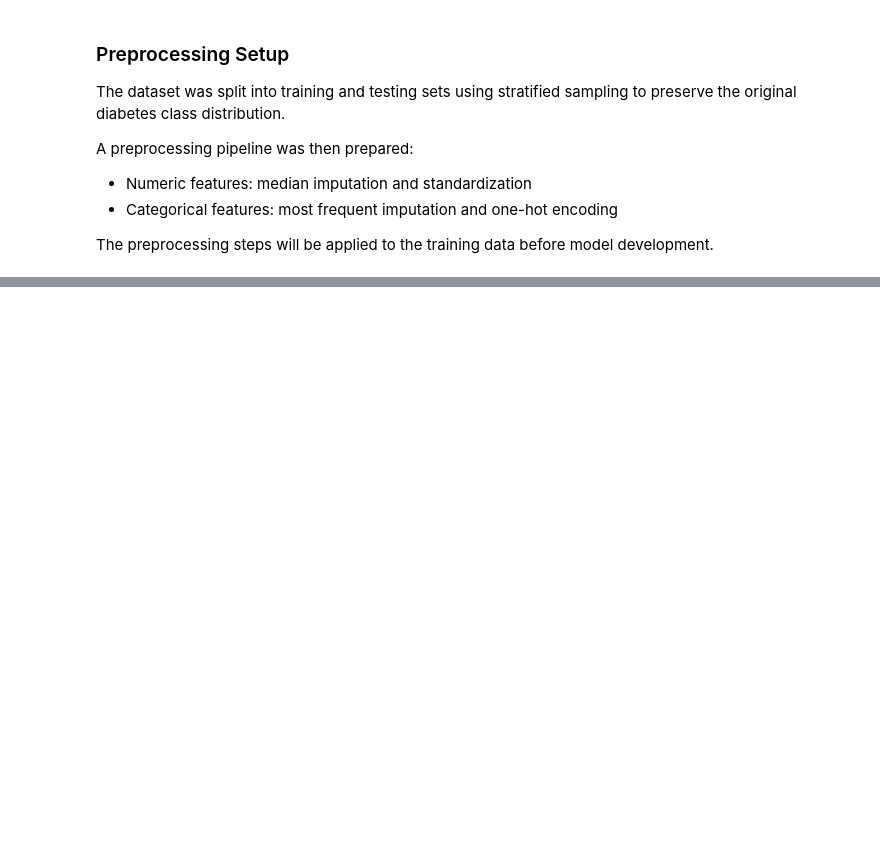
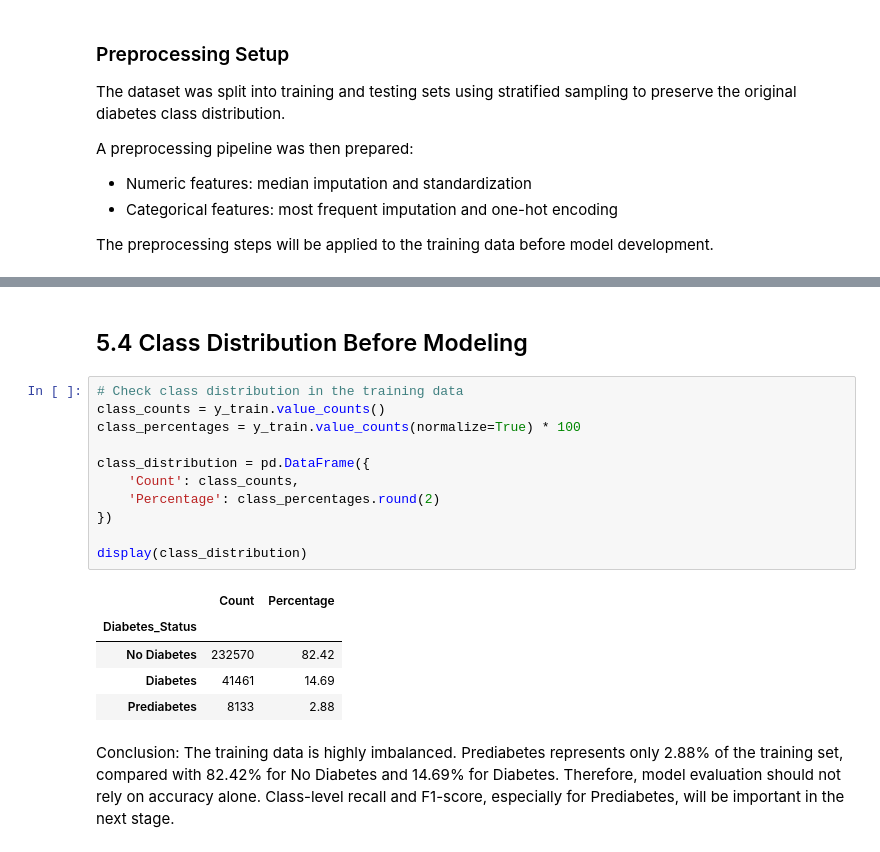
Before and after one commit to fujisoftboy2009/F26_4495_S2_LiqinS, a Jupyter notebook: Implementation/DiabetesAnalysis.ipynb, the cells around one changed output, grey strips where cells are left out. Saved outputs shown, nothing was run; the diff lists cells and outputs as text; blank space fills up the shorter version.

Commit message:
Validate preprocessing & Review class balance
Validated the preprocessing pipeline, confirmed no missing values after transformation, and reviewed class distribution before model development.

```diff
--- a/Implementation/DiabetesAnalysis.ipynb
+++ b/Implementation/DiabetesAnalysis.ipynb
@@ -1716,0 +1751,22 @@ The preprocessing steps will be applied to the training data before model develo
+# %% [markdown]
+## 5.4 Class Distribution Before Modeling
+# %%
+# Check class distribution in the training data
+class_counts = y_train.value_counts()
+class_percentages = y_train.value_counts(normalize=True) * 100
+
+class_distribution = pd.DataFrame({
+    'Count': class_counts,
+    'Percentage': class_percentages.round(2)
+})
+
+display(class_distribution)
+# %% [output]
+|  | Count | Percentage |
+| Diabetes_Status |  |  |
+| No Diabetes | 232570 | 82.42 |
+| Diabetes | 41461 | 14.69 |
+| Prediabetes | 8133 | 2.88 |
+# %% [markdown]
+Conclusion:
+The training data is highly imbalanced. Prediabetes represents only 2.88% of the training set, compared with 82.42% for No Diabetes and 14.69% for Diabetes. Therefore, model evaluation should not rely on accuracy alone. Class-level recall and F1-score, especially for Prediabetes, will be important in the next stage.
```
Also changed, not shown: parts of 3 cells of this notebook.
